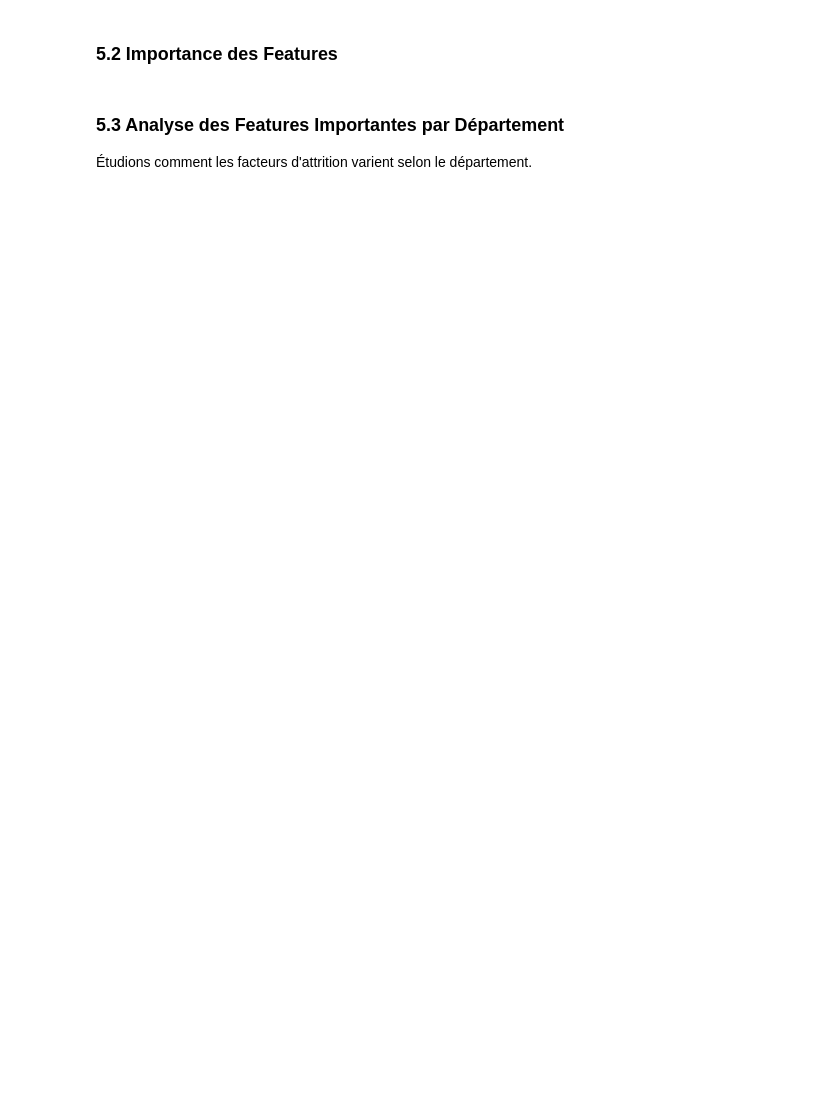
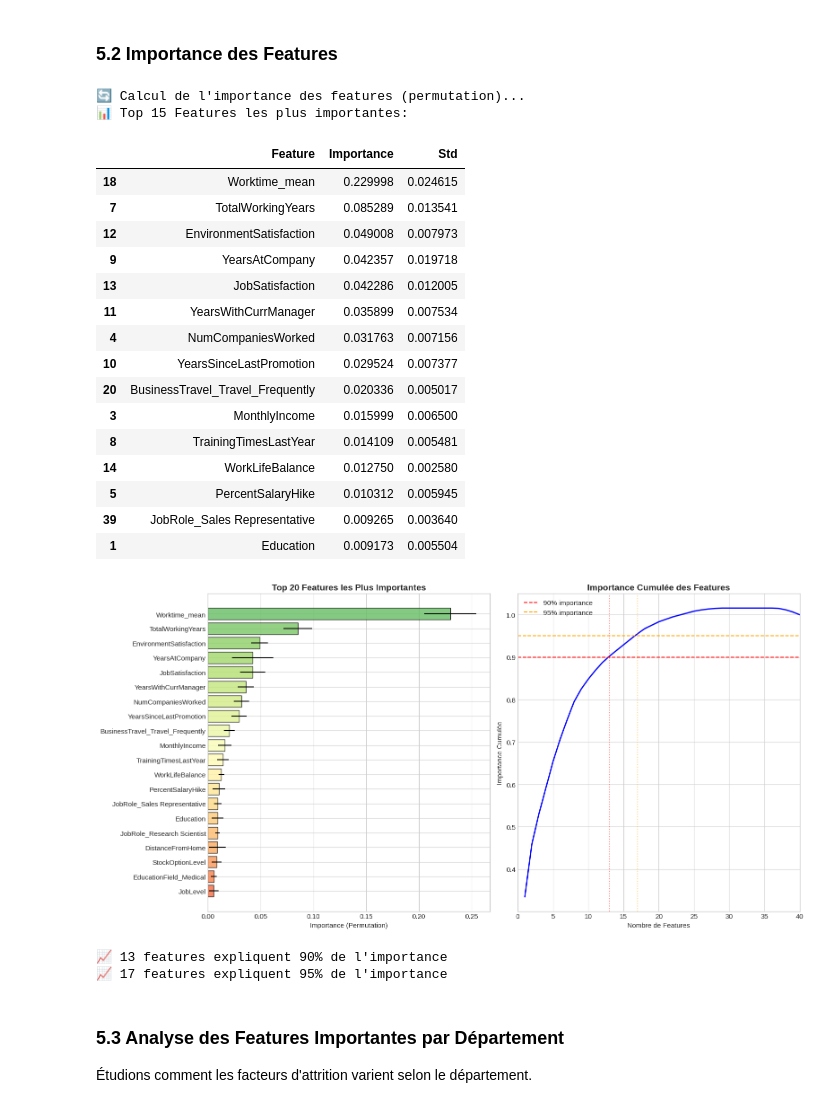
Before and after one commit to parzizou/projet_ML, a Jupyter notebook: Projet.ipynb, the cells around one changed output. Cells and saved outputs as stored; diff of their text form; code cells hidden in the pictures; blank space fills up the shorter version.

```diff
--- a/Projet.ipynb
+++ b/Projet.ipynb
@@ -860,21 +1399,29 @@ from sklearn.inspection import permutation_importance
 
 print("🔄 Calcul de l'importance des features (permutation)...")
 
-
+# Calcul de l'importance par permutation (fonctionne pour tous les modèles)
 perm_importance = permutation_importance(
     best_model_final,
     X_test_processed,
     y_test,
     n_repeats=10,
-    random_state=42,
-    n_jobs=-1
+    random_state=RANDOM_STATE,
+    n_jobs=-1,
+    scoring='f1'  # Ajout d'un scoring explicite
 )
 
 importances = perm_importance.importances_mean
 
+# Vérification que nous avons des résultats
+if len(importances) != len(all_feature_names):
+    print(f"⚠️ Attention: {len(importances)} importances pour {len(all_feature_names)} features")
+    # Ajuster si nécessaire
+    if len(importances) < len(all_feature_names):
+        all_feature_names = all_feature_names[:len(importances)]
+
 # DataFrame des importances
 feature_importance_df = pd.DataFrame({
-    'Feature': all_feature_names,
+    'Feature': all_feature_names[:len(importances)],
     'Importance': importances,
     'Std': perm_importance.importances_std
 }).sort_values('Importance', ascending=False)
@@ -885,7 +1432,7 @@ display(feature_importance_df.head(15))
 # Visualisation
 fig, axes = plt.subplots(1, 2, figsize=(16, 8))
 
-top_n = 20
+top_n = min(20, len(feature_importance_df))  # Prendre au max 20 features
 top_features = feature_importance_df.head(top_n)
 
 # Barplot horizontal avec barres d'erreur
@@ -895,36 +1442,59 @@ axes[0].barh(
     top_features['Importance'].values,
     xerr=top_features['Std'].values,
     color=colors,
-    alpha=0.8
+    alpha=0.8,
+    edgecolor='black'
 )
 axes[0].set_yticks(range(len(top_features)))
 axes[0].set_yticklabels(top_features['Feature'].values)
 axes[0].invert_yaxis()
 axes[0].set_xlabel('Importance (Permutation)')
 axes[0].set_title(f'Top {top_n} Features les Plus Importantes', fontsize=14, fontweight='bold')
 
 # Importance cumulée
 cumulative_importance = np.cumsum(feature_importance_df['Importance'].values / feature_importance_df['Importance'].sum())
 axes[1].plot(range(1, len(cumulative_importance) + 1), cumulative_importance, 'b-', linewidth=2)
 axes[1].axhline(y=0.9, color='r', linestyle='--', label='90% importance')
 axes[1].axhline(y=0.95, color='orange', linestyle='--', label='95% importance')
 
-n_90 = np.argmax(cumulative_importance >= 0.9) + 1
-n_95 = np.argmax(cumulative_importance >= 0.95) + 1
+n_90 = np.argmax(cumulative_importance >= 0.9) + 1 if any(cumulative_importance >= 0.9) else len(cumulative_importance)
+n_95 = np.argmax(cumulative_importance >= 0.95) + 1 if any(cumulative_importance >= 0.95) else len(cumulative_importance)
 axes[1].axvline(x=n_90, color='r', linestyle=':', alpha=0.5)
 axes[1].axvline(x=n_95, color='orange', linestyle=':', alpha=0.5)
 
 axes[1].set_xlabel('Nombre de Features')
 axes[1].set_ylabel('Importance Cumulée')
 axes[1].set_title('Importance Cumulée des Features', fontsize=14, fontweight='bold')
 axes[1].legend()
 axes[1].set_xlim([0, len(cumulative_importance)])
 
 plt.tight_layout()
 plt.show()
 
 print(f"\n📈 {n_90} features expliquent 90% de l'importance")
 print(f"📈 {n_95} features expliquent 95% de l'importance")
+# %% [output]
+🔄 Calcul de l'importance des features (permutation)...
+📊 Top 15 Features les plus importantes:
+|  | Feature | Importance | Std |
+| 18 | Worktime_mean | 0.229998 | 0.024615 |
+| 7 | TotalWorkingYears | 0.085289 | 0.013541 |
+| 12 | EnvironmentSatisfaction | 0.049008 | 0.007973 |
+| 9 | YearsAtCompany | 0.042357 | 0.019718 |
+| 13 | JobSatisfaction | 0.042286 | 0.012005 |
+| 11 | YearsWithCurrManager | 0.035899 | 0.007534 |
+| 4 | NumCompaniesWorked | 0.031763 | 0.007156 |
+| 10 | YearsSinceLastPromotion | 0.029524 | 0.007377 |
+| 20 | BusinessTravel_Travel_Frequently | 0.020336 | 0.005017 |
+| 3 | MonthlyIncome | 0.015999 | 0.006500 |
+| 8 | TrainingTimesLastYear | 0.014109 | 0.005481 |
+| 14 | WorkLifeBalance | 0.012750 | 0.002580 |
+| 5 | PercentSalaryHike | 0.010312 | 0.005945 |
+| 39 | JobRole_Sales Representative | 0.009265 | 0.003640 |
+| 1 | Education | 0.009173 | 0.005504 |
+[figure, added]
+📈 13 features expliquent 90% de l'importance
+📈 17 features expliquent 95% de l'importance
 # %% [markdown]
 ### 5.3 Analyse des Features Importantes par Département
 
```
Also changed, not shown: parts of 33 cells of this notebook, 4 other files.
